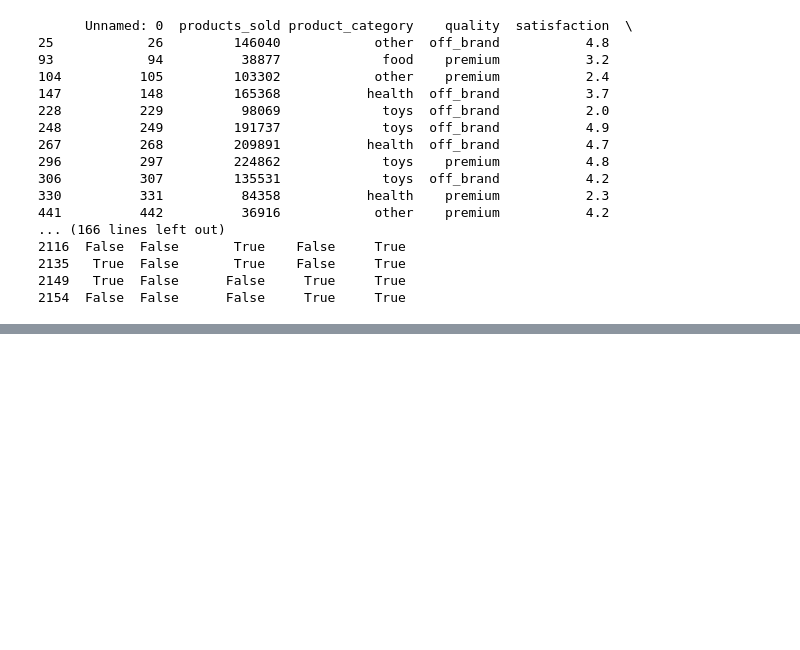
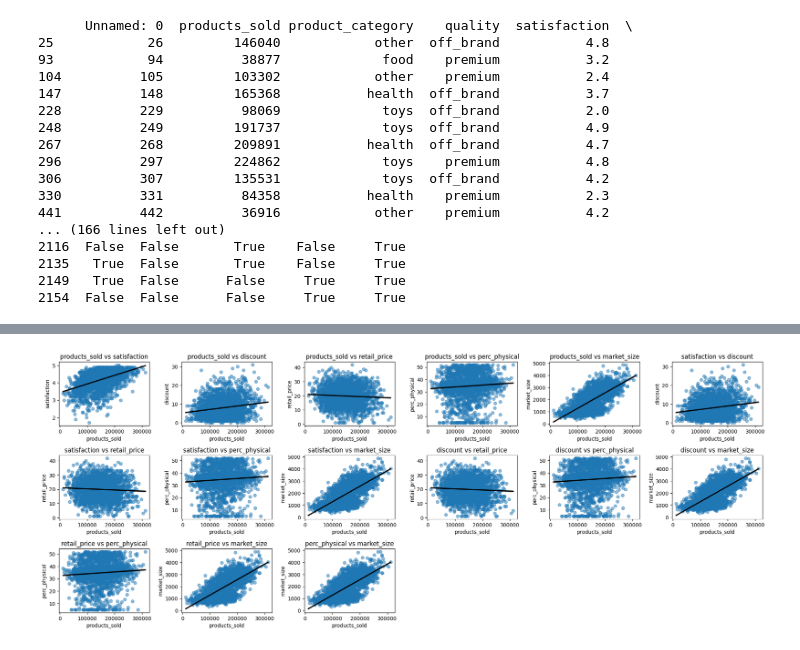
Before and after one commit to martijnvdw2002/modellingassignment, a Jupyter notebook: assignment.ipynb, the cells around one changed output, grey strips where cells are left out. Cells and saved outputs as stored; diff of their text form; code cells hidden in the pictures; blank space fills up the shorter version.

```diff
--- a/assignment.ipynb
+++ b/assignment.ipynb
@@ -290,0 +315,27 @@ PearsonRResult(statistic=0.020454614142629123, pvalue=0.3321412910378465)
+# %%
+import seaborn as sns
+import matplotlib.pyplot as plt
+
+# Assuming imputed_data is your DataFrame and continuous_vars is a list of continuous variables
+
+# Setting up the figure size for better readability
+plt.figure(figsize=(20, 15))
+
+# Total number of continuous variables
+total_vars = len(continuous_vars)
+
+# Counter for subplot indexing
+plot_number = 1
+
+for i in range(total_vars):
+    for j in range(i+1, total_vars):
+        plt.subplot(total_vars, total_vars, plot_number)
+        sns.regplot(x='products_sold', y=continuous_vars[j], data=imputed_data, scatter_kws={"alpha": 0.5}, line_kws={"color":"black"})
+        plt.title(f'{continuous_vars[i]} vs {continuous_vars[j]}')
+
+        plot_number += 1
+
+plt.tight_layout()
+plt.show()
+# %% [output]
+[figure, added]
```
Also changed, not shown: parts of 24 cells of this notebook.
